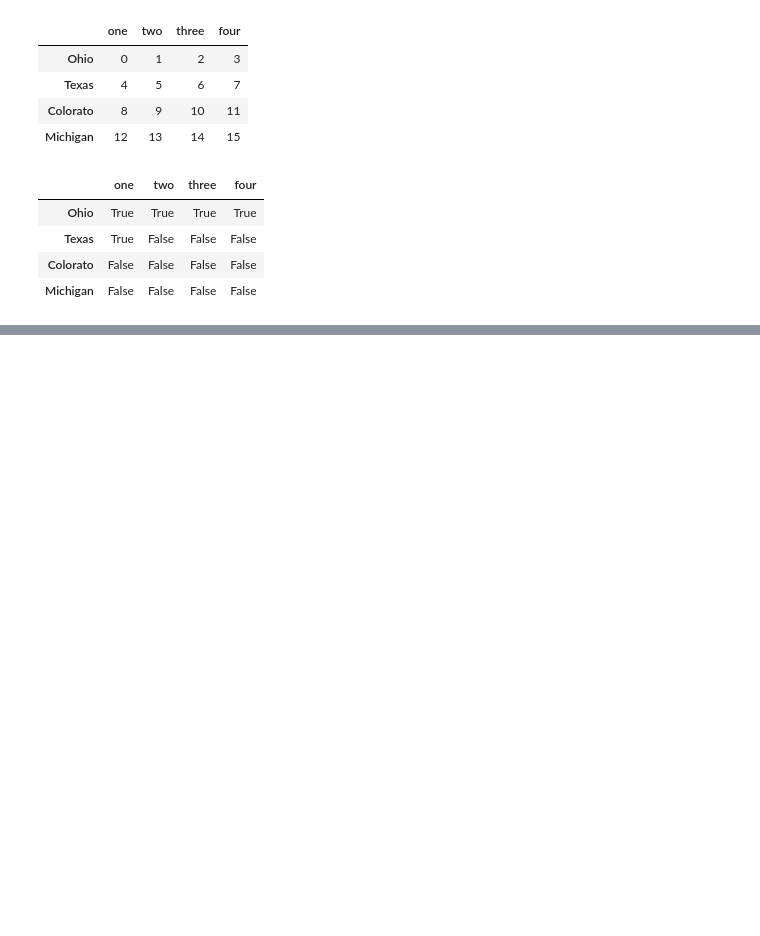
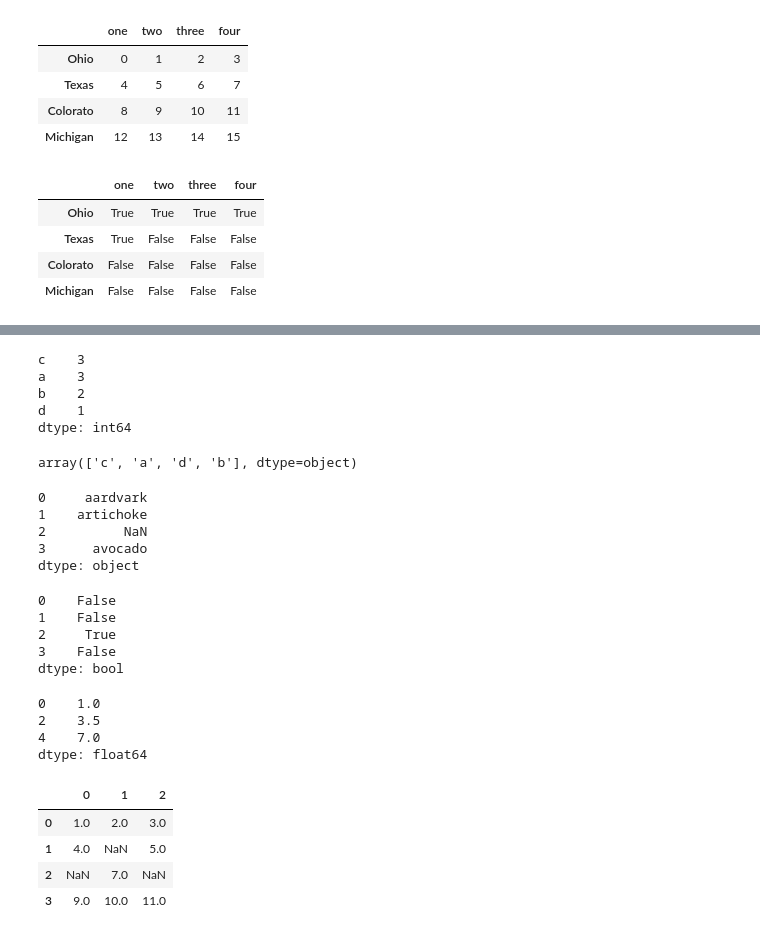
Before and after one commit to antonioIannotta/Python-Data-Analysis, a Jupyter notebook: Pandas.ipynb, the cells around one changed output, grey strips where cells are left out. Saved outputs shown, nothing was run; the diff lists cells and outputs as text; code cells hidden in the pictures; blank space fills up the shorter version.

```diff
--- a/Pandas.ipynb
+++ b/Pandas.ipynb
@@ -251,0 +290,48 @@ dtype: float64
+# %%
+obj = pd.Series(['c', 'a', 'd', 'a', 'a', 'b', 'b', 'c', 'c'])
+obj.value_counts()
+# %% [output]
+c    3
+a    3
+b    2
+d    1
+dtype: int64
+# %%
+unique_values = obj.unique()
+unique_values
+# %% [output]
+array(['c', 'a', 'd', 'b'], dtype=object)
+# %%
+string_data = pd.Series(['aardvark', 'artichoke', np.nan, 'avocado'])
+string_data
+# %% [output]
+0     aardvark
+1    artichoke
+2          NaN
+3      avocado
+dtype: object
+# %%
+string_data.isnull()
+# %% [output]
+0    False
+1    False
+2     True
+3    False
+dtype: bool
+# %%
+data = pd.Series([1, np.nan, 3.5, np.nan, 7])
+data[data.notnull()]
+# %% [output]
+0    1.0
+2    3.5
+4    7.0
+dtype: float64
+# %%
+dataframe = pd.DataFrame([[1, 2, 3], [4, np.nan, 5], [np.nan, 7, np.nan], [9, 10, 11]])
+dataframe
+# %% [output]
+|  | 0 | 1 | 2 |
+| 0 | 1.0 | 2.0 | 3.0 |
+| 1 | 4.0 | NaN | 5.0 |
+| 2 | NaN | 7.0 | NaN |
+| 3 | 9.0 | 10.0 | 11.0 |
```
Also changed, not shown: parts of 8 cells of this notebook.
